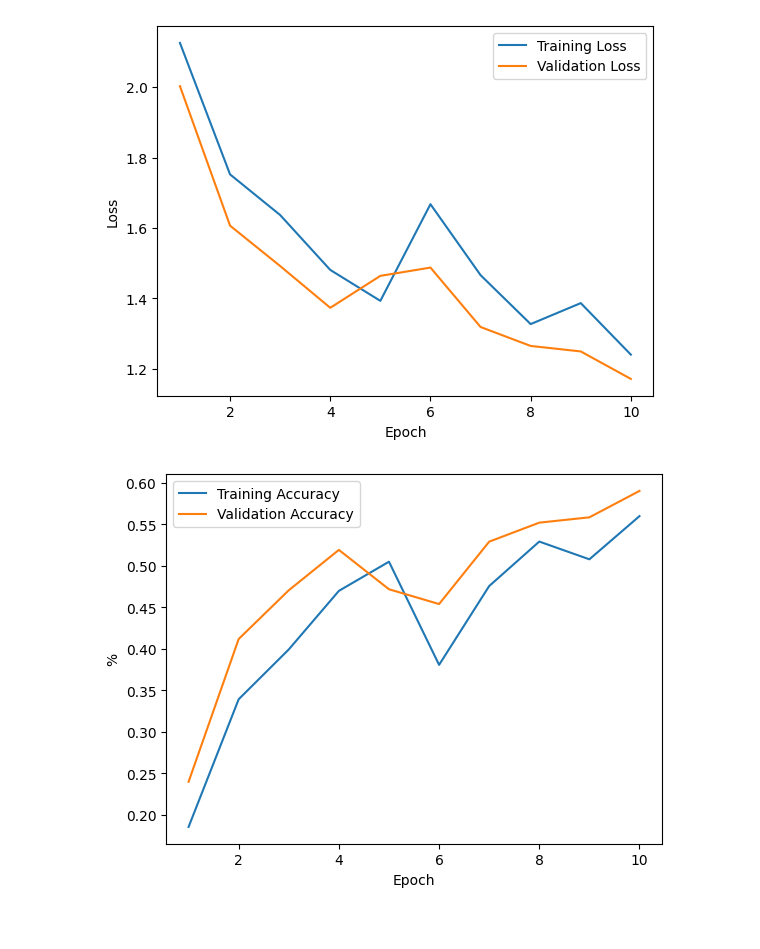
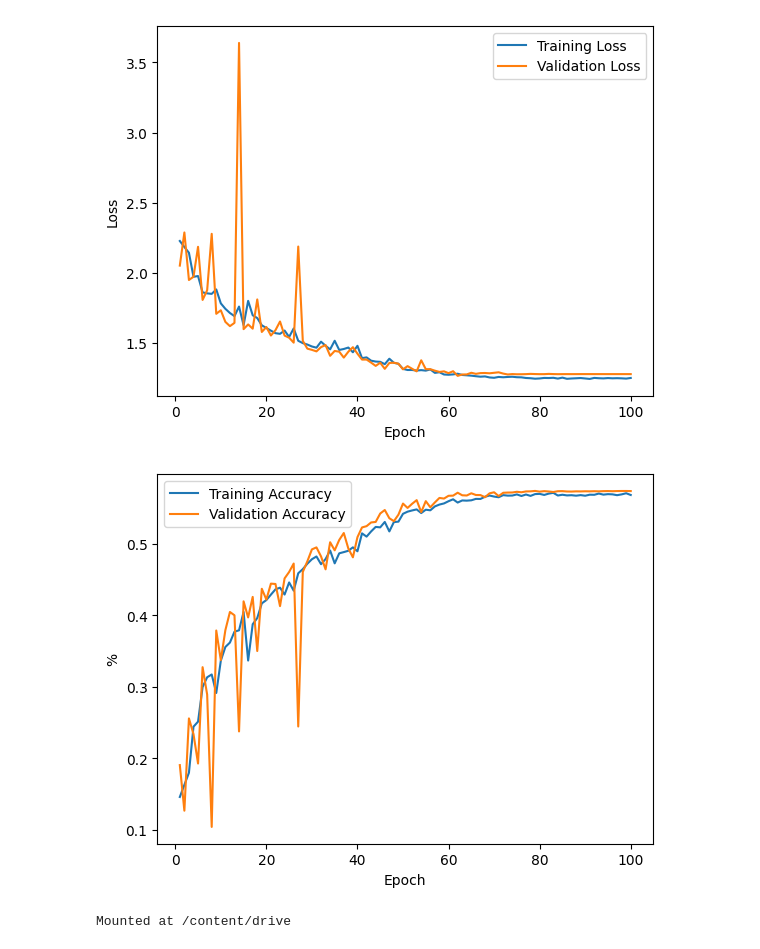
Before and after one commit to josephad2001/AdversarialRobustnessML, a Jupyter notebook: Training/CIFAR10.ipynb, the cells around one changed output. Cells and saved outputs as stored; diff of their text form; code cells hidden in the pictures.

```diff
--- a/Training/CIFAR10.ipynb
+++ b/Training/CIFAR10.ipynb
@@ -73,21 +82,21 @@ Epoch 10/10
 import matplotlib.pyplot as plt
 
 # Plot the loss
-plt.plot(range(1,21),history.history['loss'], label='Training Loss')
-plt.plot(range(1,21),history.history['val_loss'], label='Validation Loss')
+plt.plot(range(1,101),history.history['loss'], label='Training Loss')
+plt.plot(range(1,101),history.history['val_loss'], label='Validation Loss')
 plt.xlabel('Epoch')
 plt.ylabel('Loss')
 plt.legend()
 plt.show()
 # %% [output]
-[figure, old version]
+[figure, new version]
 # %%
 # Plot the acc
-plt.plot(range(1,21),history.history['accuracy'], label='Training Accuracy')
-plt.plot(range(1,21),history.history['val_accuracy'], label='Validation Accuracy')
+plt.plot(range(1,101),history.history['accuracy'], label='Training Accuracy')
+plt.plot(range(1,101),history.history['val_accuracy'], label='Validation Accuracy')
 plt.xlabel('Epoch')
 plt.ylabel('%')
 plt.legend()
 plt.show()
 # %% [output]
-[figure, old version]
+[figure, new version]
@@ -93,0 +105,5 @@ plt.show()
+# %%
+from google.colab import drive
+drive.mount('/content/drive')
+# %% [output]
+Mounted at /content/drive
```
Also changed, not shown: parts of 2 cells of this notebook.
